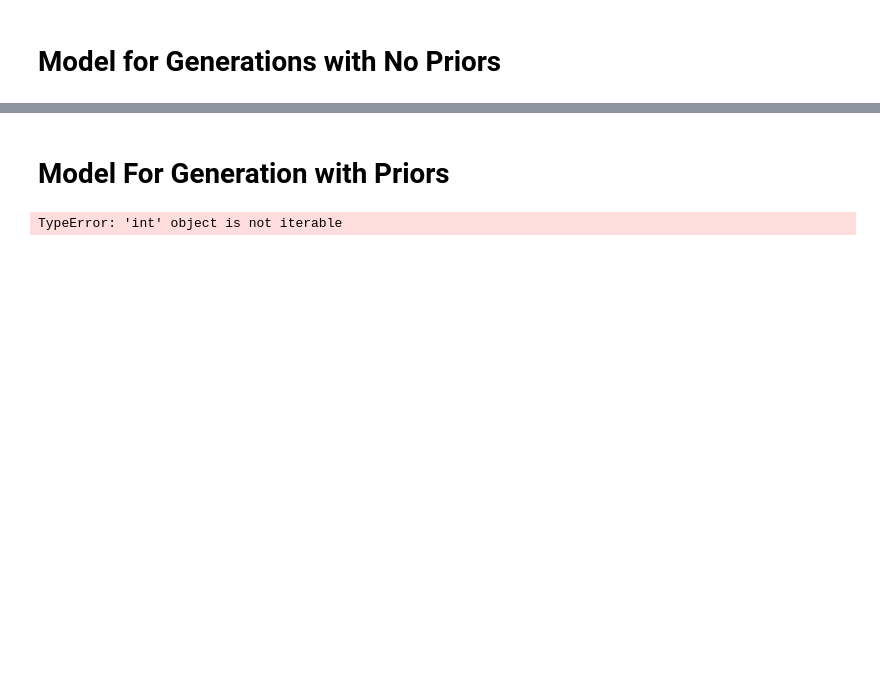
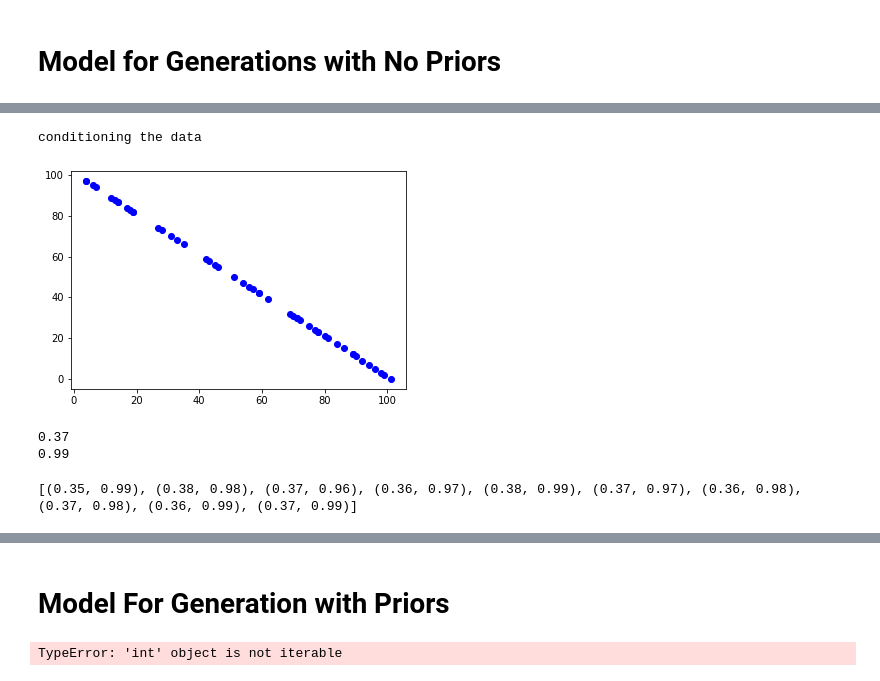
Before and after one commit to pkarnati2004/6.804-Final, a Jupyter notebook: model-training_test.ipynb, the cells around one changed output, grey strips where cells are left out. Saved outputs shown, nothing was run; the diff lists cells and outputs as text; code cells hidden in the pictures; blank space fills up the shorter version.

```diff
--- a/model-training_test.ipynb
+++ b/model-training_test.ipynb
@@ -97,2 +110,45 @@ def get_probs_for_discrete_funcs_given_data(points_known):
     return probs
+# %%
+# Step 1 and 2: generate graph for first function
+xs, ys = plot_function(1, plot=True)
+
+# Step 3: take first 25 without replacement
+bag_x = []
+bag_y = []
+
+new_x = []
+new_y = []
+points_known = []
+
+for i in range(25):
+    ind = random.randint(0, len(xs)-1)
+    x = xs.pop(ind)
+    y = ys.pop(ind)c
+    points_known.append((x,y))
+
+print('conditioning the data')
+
+probs = get_probs_for_discrete_funcs_given_data(points_known)
+# %% [output]
+conditioning the data
+[figure, added]
+# %%
+ans = np.unravel_index(probs.argmax(), probs.shape)
+a = (ans[0]-200)/100
+b = (ans[1]-100)/100
+print(a)
+print(b)
+# %% [output]
+0.37
+0.99
+# %%
+#ans = np.unravel_index(probs.argmax(), probs.shape)
+ii = np.unravel_index(np.argsort(probs.ravel())[-10:], probs.shape)
+opts = []
+for i in range(len(ii[0])):
+    opts.append(((ii[0][i]-200)/100, (ii[1][i]-100)/100))
+#have subject condition on points_known
+print(opts)
+# %% [output]
+[(0.35, 0.99), (0.38, 0.98), (0.37, 0.96), (0.36, 0.97), (0.38, 0.99), (0.37, 0.97), (0.36, 0.98), (0.37, 0.98), (0.36, 0.99), (0.37, 0.99)]
 # %%
```
Also changed, not shown: parts of 7 cells of this notebook.
